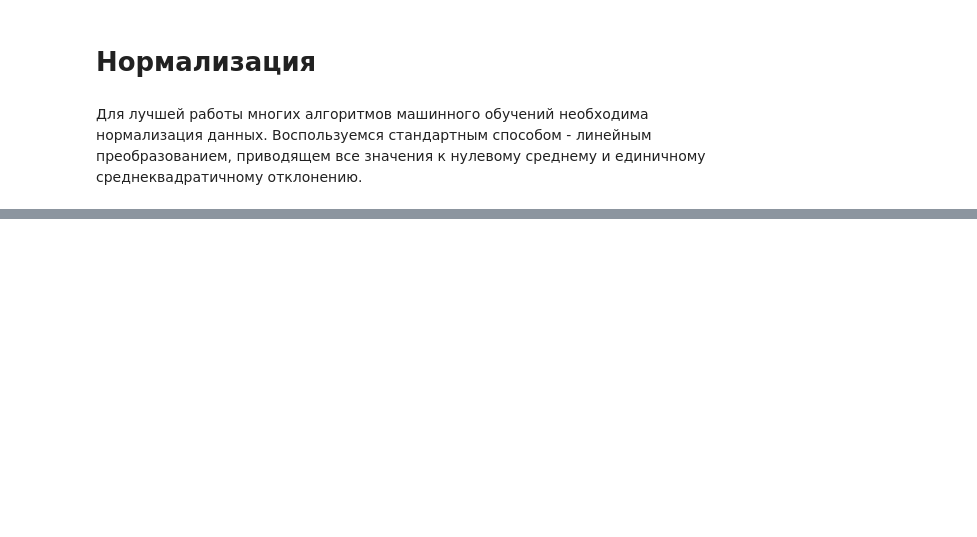
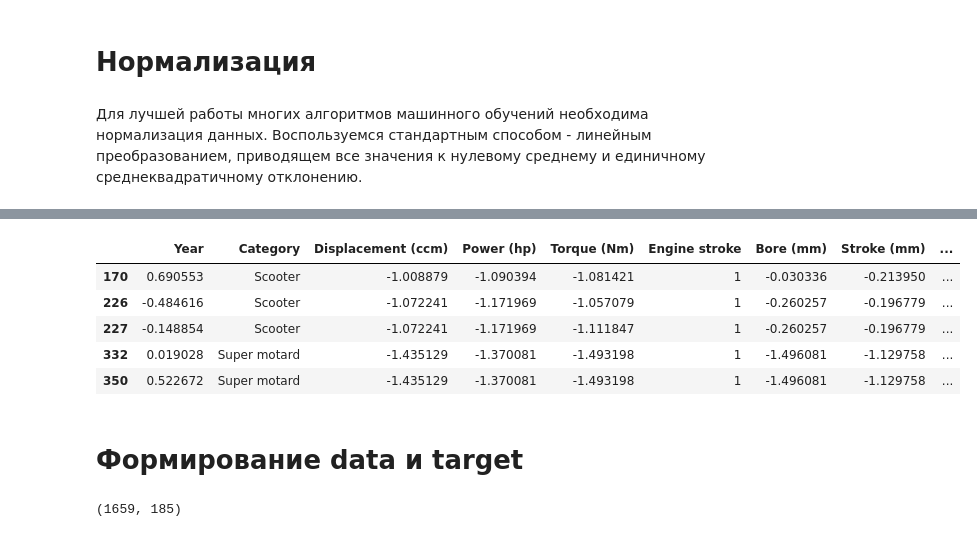
Before and after one commit to TrampI550/ml_2023, a Jupyter notebook: Moto.ipynb, the cells around one changed output, grey strips where cells are left out. Cells and saved outputs as stored; diff of their text form; code cells hidden in the pictures; blank space fills up the shorter version.

```diff
--- a/Moto.ipynb
+++ b/Moto.ipynb
@@ -481,0 +537,9 @@ data_norm.describe()
+# %%
+data.iloc[:, :20].head()
+# %% [output]
+|  | Year | Category | Displacement (ccm) | Power (hp) | Torque (Nm) | Engine stroke | Bore (mm) | Stroke (mm) | ... |
+| 170 | 0.690553 | Scooter | -1.008879 | -1.090394 | -1.081421 | 1 | -0.030336 | -0.213950 | ... |
+| 226 | -0.484616 | Scooter | -1.072241 | -1.171969 | -1.057079 | 1 | -0.260257 | -0.196779 | ... |
+| 227 | -0.148854 | Scooter | -1.072241 | -1.171969 | -1.111847 | 1 | -0.260257 | -0.196779 | ... |
+| 332 | 0.019028 | Super motard | -1.435129 | -1.370081 | -1.493198 | 1 | -1.496081 | -1.129758 | ... |
+| 350 | 0.522672 | Super motard | -1.435129 | -1.370081 | -1.493198 | 1 | -1.496081 | -1.129758 | ... |
@@ -481,0 +549,2 @@ data_norm.describe()
+# %% [markdown]
+# Формирование data и target
@@ -481,0 +559,9 @@ data_norm.describe()
+# %%
+X_train, X_test, y_train, y_test = train_test_split(X, y, test_size = 0.1, random_state = 27)
+
+N_train, _ = X_train.shape
+N_test, _ = X_test.shape
+
+N_train, N_test
+# %% [output]
+(1659, 185)
```
Also changed, not shown: parts of 63 cells of this notebook.
